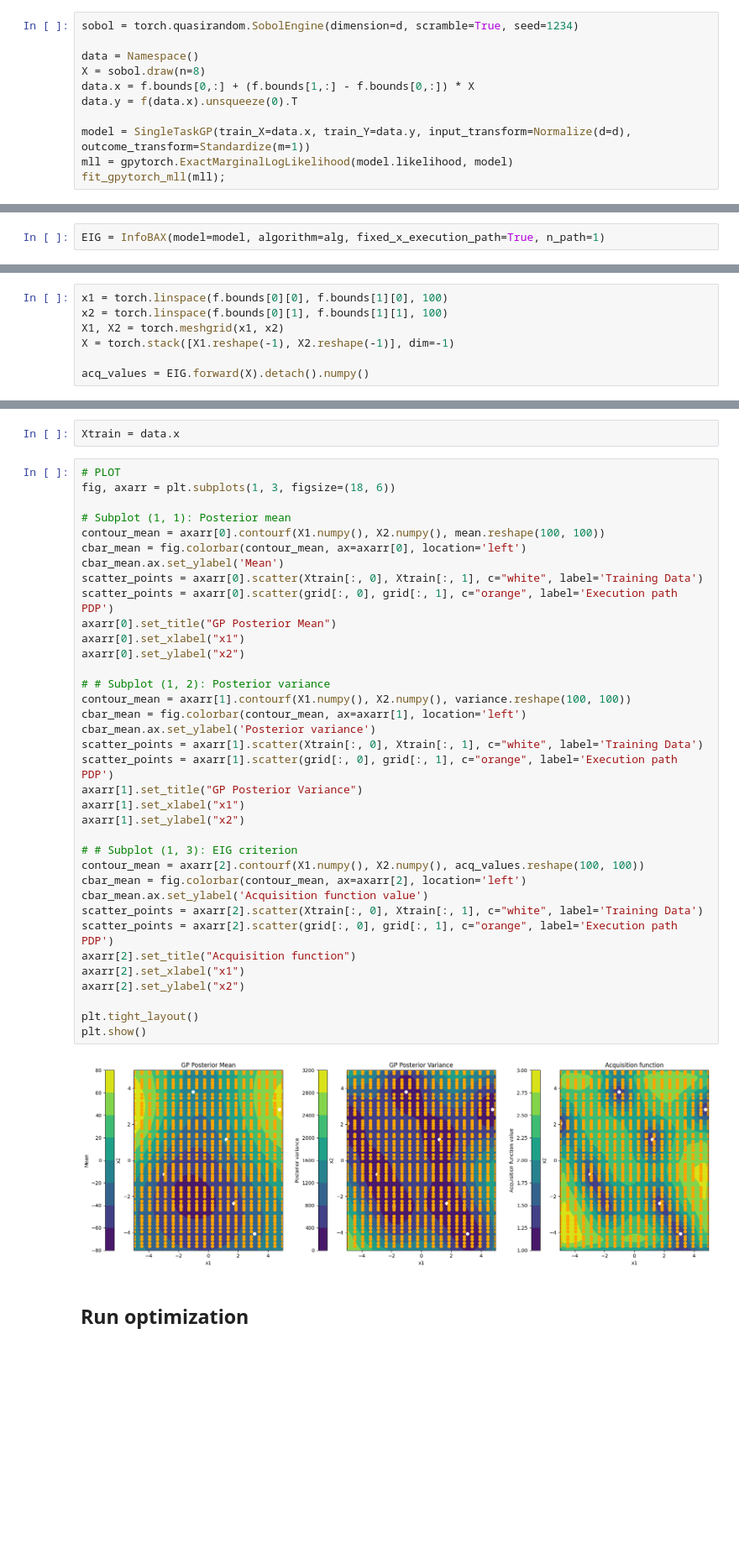
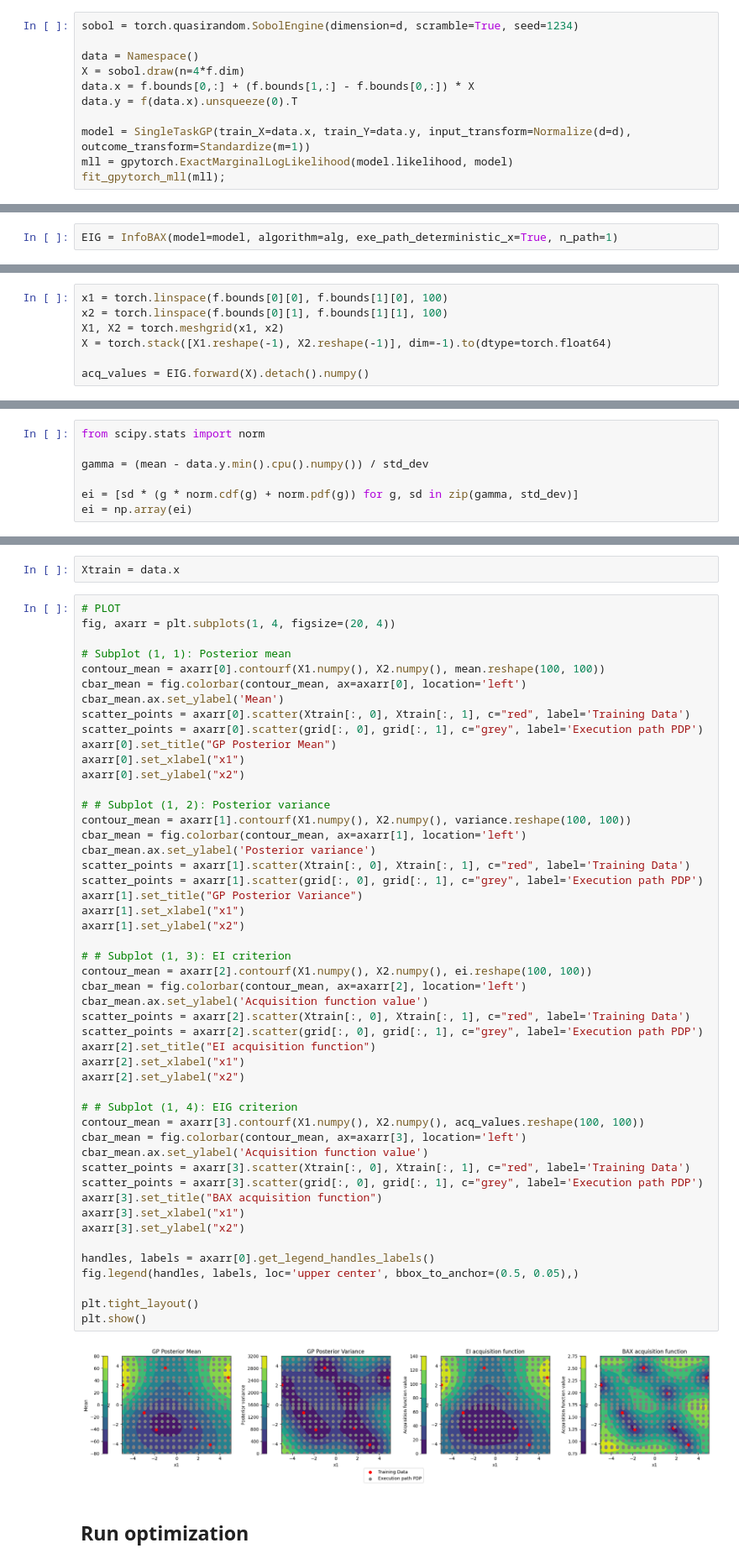
Before and after one commit to juliambr/botorch, a Jupyter notebook: tutorials/bax_explained.ipynb, the cells around one changed output, grey strips where cells are left out. Shown: that part at 84% size. Saved outputs shown, nothing was run; the diff lists cells and outputs as text; blank space fills up the shorter version.

```diff
--- a/tutorials/bax_explained.ipynb
+++ b/tutorials/bax_explained.ipynb
@@ -177,7 +186,7 @@ We assume we have have access to an archive $A_T$ of size $T = 8$, with $x^{(i)}
 sobol = torch.quasirandom.SobolEngine(dimension=d, scramble=True, seed=1234)
 
 data = Namespace()
-X = sobol.draw(n=8)
+X = sobol.draw(n=4*f.dim)
 data.x = f.bounds[0,:] + (f.bounds[1,:] - f.bounds[0,:]) * X
 data.y = f(data.x).unsqueeze(0).T
 
@@ -234,5 +243,5 @@ Here, $e_\mathcal{A}$ is the execution path, i.e., the sequence of all evaluatio
 
 Let's say we want to compute the information gain of a randomly drawn points $\bm{\tilde x}$.
 # %%
-EIG = InfoBAX(model=model, algorithm=alg, fixed_x_execution_path=True, n_path=1)
+EIG = InfoBAX(model=model, algorithm=alg, exe_path_deterministic_x=True, n_path=1)
 # %%
@@ -242,7 +251,7 @@ candidate_set = f.bounds[0,:] + (f.bounds[1,:] - f.bounds[0,:]) * candidate_set
 x1 = torch.linspace(f.bounds[0][0], f.bounds[1][0], 100)
 x2 = torch.linspace(f.bounds[0][1], f.bounds[1][1], 100)
 X1, X2 = torch.meshgrid(x1, x2)
-X = torch.stack([X1.reshape(-1), X2.reshape(-1)], dim=-1)
+X = torch.stack([X1.reshape(-1), X2.reshape(-1)], dim=-1).to(dtype=torch.float64)
 
 acq_values = EIG.forward(X).detach().numpy()
 # %%
@@ -252,48 +261,68 @@ with torch.no_grad():
     mean = post.mean.cpu().numpy()
     variance = post.variance.cpu().numpy()
     std_dev = torch.sqrt(post.variance).cpu().numpy()
+# %%
+from scipy.stats import norm
+
+gamma = (mean - data.y.min().cpu().numpy()) / std_dev
+
+ei = [sd * (g * norm.cdf(g) + norm.pdf(g)) for g, sd in zip(gamma, std_dev)]
+ei = np.array(ei)
 # %%
 grid = torch.stack([torch.stack(el.x) for el in EIG.exe_path_list], dim=0).squeeze(0).cpu().numpy()
 # %%
 Xtrain = data.x
 # %%
 # PLOT
-fig, axarr = plt.subplots(1, 3, figsize=(18, 6))
+fig, axarr = plt.subplots(1, 4, figsize=(20, 4))
 
 # Subplot (1, 1): Posterior mean
 contour_mean = axarr[0].contourf(X1.numpy(), X2.numpy(), mean.reshape(100, 100))
 cbar_mean = fig.colorbar(contour_mean, ax=axarr[0], location='left')
 cbar_mean.ax.set_ylabel('Mean')
-scatter_points = axarr[0].scatter(Xtrain[:, 0], Xtrain[:, 1], c="white", label='Training Data')
-scatter_points = axarr[0].scatter(grid[:, 0], grid[:, 1], c="orange", label='Execution path PDP')
+scatter_points = axarr[0].scatter(Xtrain[:, 0], Xtrain[:, 1], c="red", label='Training Data')
+scatter_points = axarr[0].scatter(grid[:, 0], grid[:, 1], c="grey", label='Execution path PDP')
 axarr[0].set_title("GP Posterior Mean")
 axarr[0].set_xlabel("x1")
 axarr[0].set_ylabel("x2")
 
 # # Subplot (1, 2): Posterior variance
 contour_mean = axarr[1].contourf(X1.numpy(), X2.numpy(), variance.reshape(100, 100))
 cbar_mean = fig.colorbar(contour_mean, ax=axarr[1], location='left')
 cbar_mean.ax.set_ylabel('Posterior variance')
-scatter_points = axarr[1].scatter(Xtrain[:, 0], Xtrain[:, 1], c="white", label='Training Data')
-scatter_points = axarr[1].scatter(grid[:, 0], grid[:, 1], c="orange", label='Execution path PDP')
+scatter_points = axarr[1].scatter(Xtrain[:, 0], Xtrain[:, 1], c="red", label='Training Data')
+scatter_points = axarr[1].scatter(grid[:, 0], grid[:, 1], c="grey", label='Execution path PDP')
 axarr[1].set_title("GP Posterior Variance")
 axarr[1].set_xlabel("x1")
 axarr[1].set_ylabel("x2")
 
-# # Subplot (1, 3): EIG criterion
-contour_mean = axarr[2].contourf(X1.numpy(), X2.numpy(), acq_values.reshape(100, 100))
+# # Subplot (1, 3): EI criterion
+contour_mean = axarr[2].contourf(X1.numpy(), X2.numpy(), ei.reshape(100, 100))
 cbar_mean = fig.colorbar(contour_mean, ax=axarr[2], location='left')
 cbar_mean.ax.set_ylabel('Acquisition function value')
-scatter_points = axarr[2].scatter(Xtrain[:, 0], Xtrain[:, 1], c="white", label='Training Data')
-scatter_points = axarr[2].scatter(grid[:, 0], grid[:, 1], c="orange", label='Execution path PDP')
-axarr[2].set_title("Acquisition function")
+scatter_points = axarr[2].scatter(Xtrain[:, 0], Xtrain[:, 1], c="red", label='Training Data')
+scatter_points = axarr[2].scatter(grid[:, 0], grid[:, 1], c="grey", label='Execution path PDP')
+axarr[2].set_title("EI acquisition function")
 axarr[2].set_xlabel("x1")
 axarr[2].set_ylabel("x2")
 
+# # Subplot (1, 4): EIG criterion
+contour_mean = axarr[3].contourf(X1.numpy(), X2.numpy(), acq_values.reshape(100, 100))
+cbar_mean = fig.colorbar(contour_mean, ax=axarr[3], location='left')
+cbar_mean.ax.set_ylabel('Acquisition function value')
+scatter_points = axarr[3].scatter(Xtrain[:, 0], Xtrain[:, 1], c="red", label='Training Data')
+scatter_points = axarr[3].scatter(grid[:, 0], grid[:, 1], c="grey", label='Execution path PDP')
+axarr[3].set_title("BAX acquisition function")
+axarr[3].set_xlabel("x1")
+axarr[3].set_ylabel("x2")
+
+handles, labels = axarr[0].get_legend_handles_labels()
+fig.legend(handles, labels, loc='upper center', bbox_to_anchor=(0.5, 0.05),)
+
 plt.tight_layout()
 plt.show()
 # %% [output]
-[figure, old version]
+[figure, new version]
 # %% [markdown]
 ## Run optimization
 # %%
```
Also changed, not shown: parts of 28 cells of this notebook, 2 other files.
